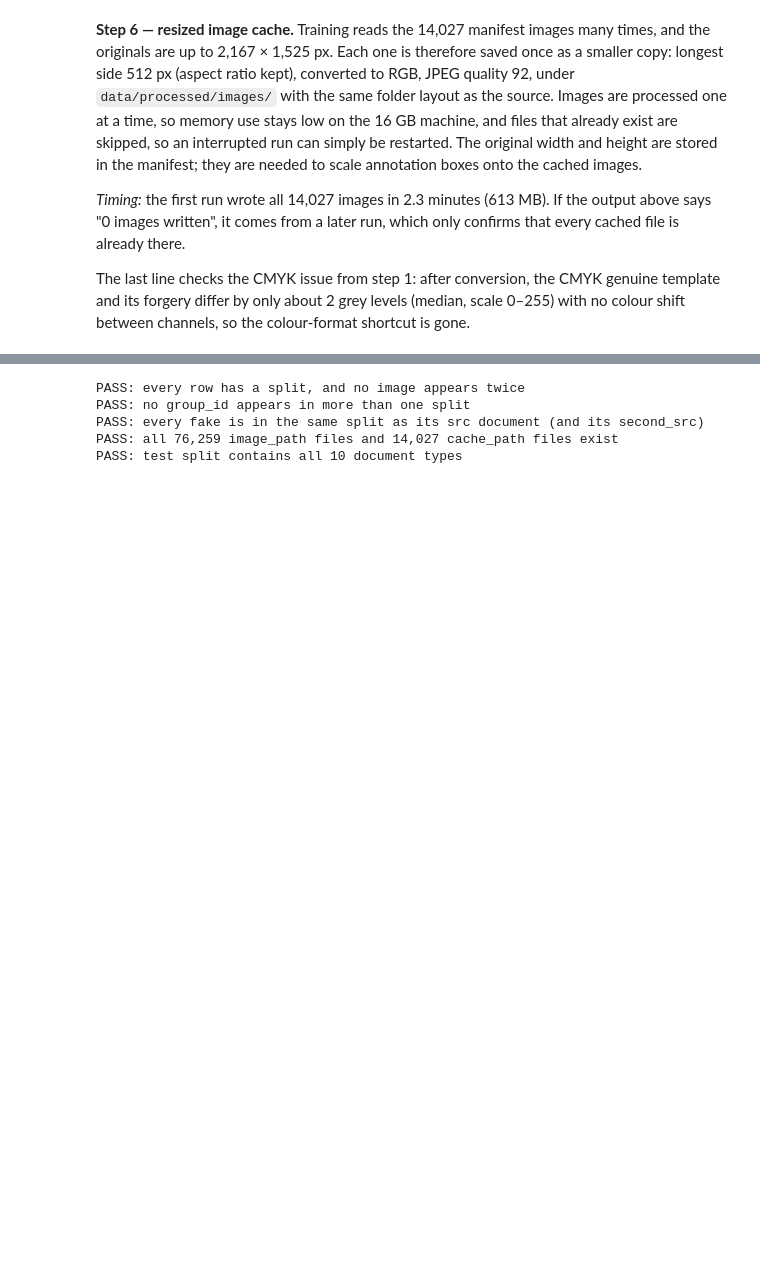
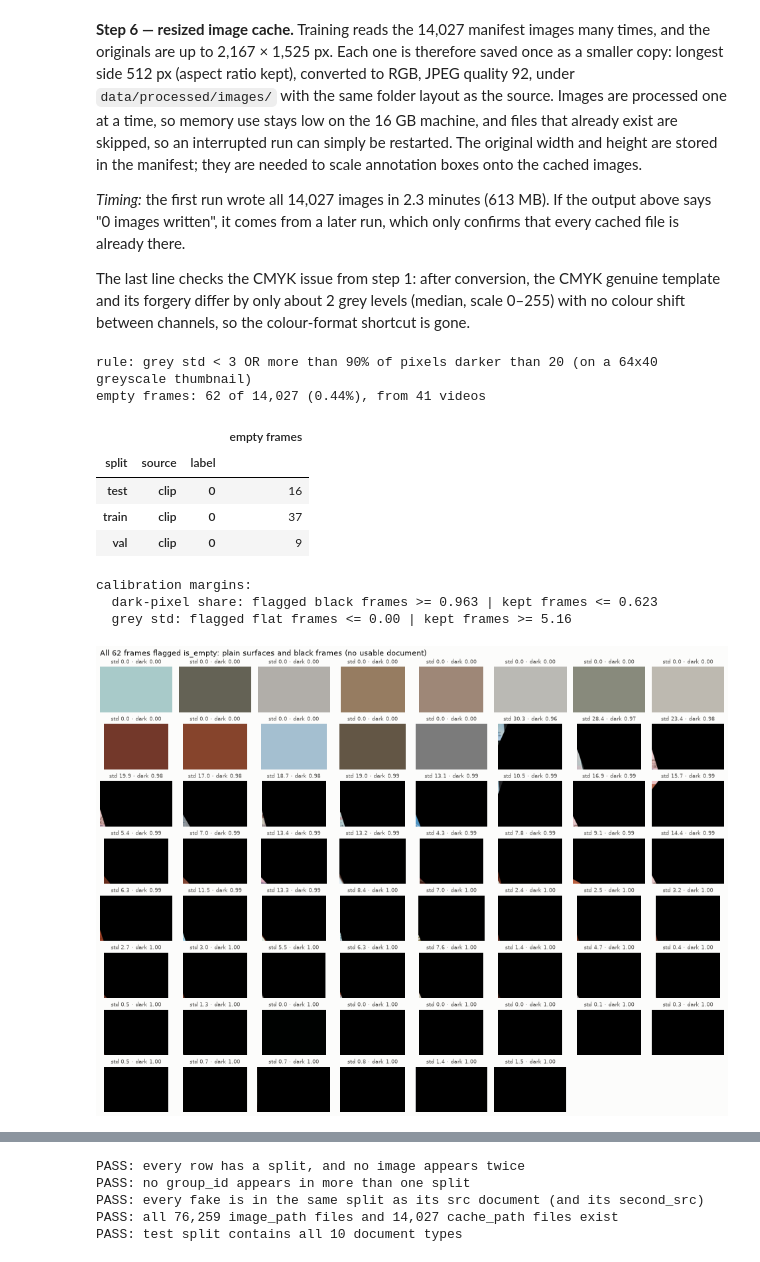
Before and after one commit to AbhishekChandra961/eKYC-Verification, a Jupyter notebook: notebooks/01_data_manifest.ipynb, the cells around one changed output, grey strips where cells are left out. Drawn from its saved outputs; the diff is of its cells as text; code cells hidden in the pictures; blank space fills up the shorter version.

Commit message:
Phase 2.1: blank-frame flag

```diff
--- a/notebooks/01_data_manifest.ipynb
+++ b/notebooks/01_data_manifest.ipynb
@@ -368,3 +368,45 @@ written", it comes from a later run, which only confirms that every cached file
 The last line checks the CMYK issue from step 1: after conversion, the CMYK genuine template and its forgery differ
 by only about 2 grey levels (median, scale 0–255) with no colour shift between channels, so the colour-format
 shortcut is gone.
+# %%
+# Phase 2.1: flag video frames that show no document (failed crops in the dataset).
+manifest = manifest.join(data.flag_blank_frames(manifest))
+flagged = manifest[manifest["is_empty"]]
+kept = manifest[~manifest["is_empty"]]
+print(f"rule: grey std < {config.BLANK_STD_MAX:.0f} OR more than {config.BLANK_DARK_SHARE_MIN:.0%} of pixels darker than "
+      f"{config.BLANK_DARK_LEVEL} (on a {config.BLANK_THUMBNAIL[0]}x{config.BLANK_THUMBNAIL[1]} greyscale thumbnail)")
+print(f"empty frames: {len(flagged)} of {len(manifest):,} ({len(flagged) / len(manifest):.2%}), "
+      f"from {flagged['doc_id'].nunique()} videos")
+display(flagged.groupby(["split", "source", "label"]).size().rename("empty frames").to_frame())
+black = flagged["dark_share"] > config.BLANK_DARK_SHARE_MIN
+print("calibration margins:")
+print(f"  dark-pixel share: flagged black frames >= {flagged.loc[black, 'dark_share'].min():.3f} | kept frames <= {kept['dark_share'].max():.3f}")
+print(f"  grey std: flagged flat frames <= {flagged.loc[~black, 'pixel_std'].max():.2f} | kept frames >= {kept['pixel_std'].min():.2f}")
+
+# Contact sheet of every flagged frame, for visual verification.
+cols = 8
+rows = int(np.ceil(len(flagged) / cols))
+fig, axes = plt.subplots(rows, cols, figsize=(16, rows * 1.5), dpi=60, facecolor="#fcfcfb")
+for ax in axes.flat:
+    ax.axis("off")
+for ax, row in zip(axes.flat, flagged.sort_values(["dark_share", "pixel_std"]).itertuples()):
+    with Image.open(ROOT / row.cache_path) as image:
+        ax.imshow(np.asarray(image))
+    ax.set_title(f"std {row.pixel_std:.1f} · dark {row.dark_share:.2f}", fontsize=9, color="#52514e")
+fig.suptitle(f"All {len(flagged)} frames flagged is_empty: plain surfaces and black frames (no usable document)",
+             x=0.01, ha="left", color="#0b0b0b", fontsize=13)
+fig.tight_layout()
+fig.savefig(REPORT_DIR / "blank_frames.png", dpi=80, facecolor="#fcfcfb")
+plt.show()
+# %% [output]
+rule: grey std < 3 OR more than 90% of pixels darker than 20 (on a 64x40 greyscale thumbnail)
+empty frames: 62 of 14,027 (0.44%), from 41 videos
+|  |  |  | empty frames |
+| split | source | label |  |
+| test | clip | 0 | 16 |
+| train | clip | 0 | 37 |
+| val | clip | 0 | 9 |
+calibration margins:
+  dark-pixel share: flagged black frames >= 0.963 | kept frames <= 0.623
+  grey std: flagged flat frames <= 0.00 | kept frames >= 5.16
+[figure, added]
```
Also changed, not shown: parts of 11 cells of this notebook, 4 other files.
